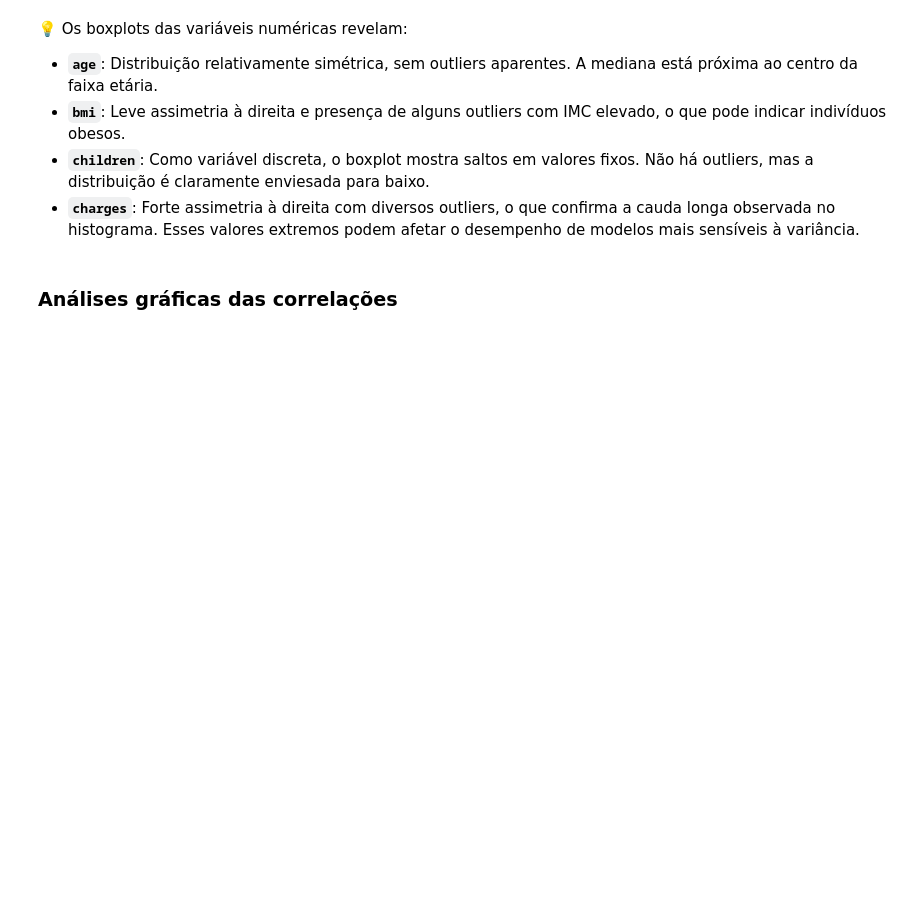
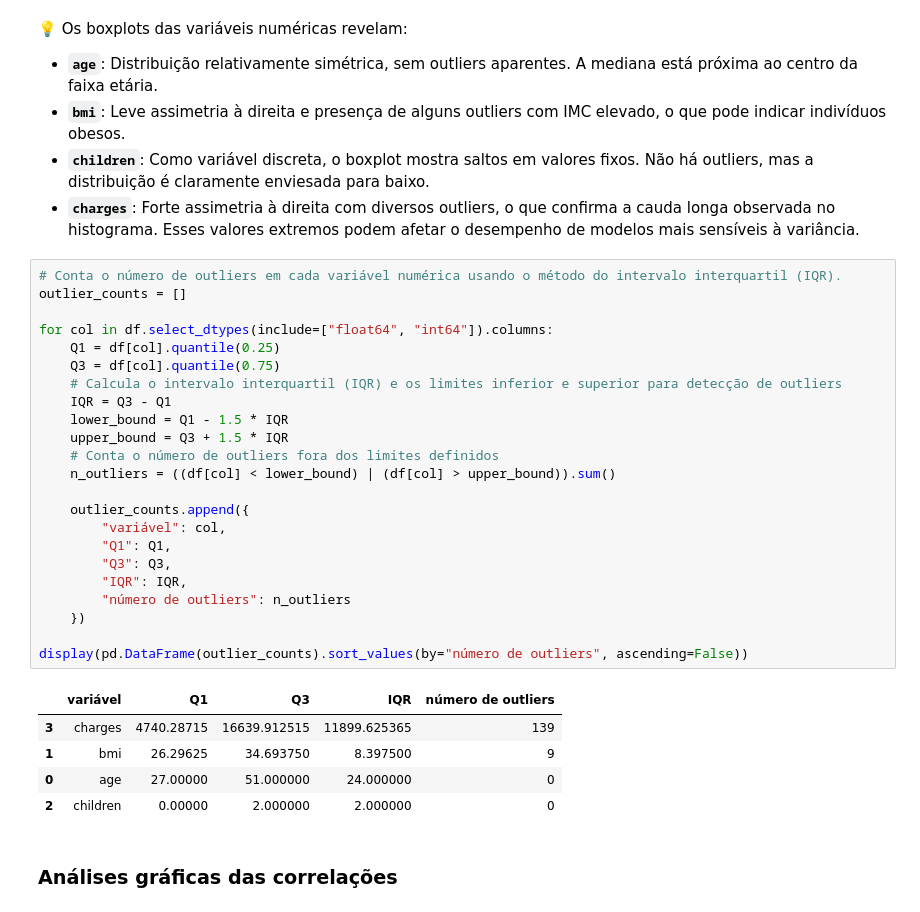
Before and after one commit to umtaldejr/IADT-Fase-1, a Jupyter notebook: IADT_Fase_1.ipynb, the cells around one changed output. Cells and saved outputs as stored; diff of their text form; blank space fills up the shorter version.

```diff
--- a/IADT_Fase_1.ipynb
+++ b/IADT_Fase_1.ipynb
@@ -252,6 +242,35 @@ plt.show()
 - **`bmi`**: Leve assimetria à direita e presença de alguns outliers com IMC elevado, o que pode indicar indivíduos obesos.
 - **`children`**: Como variável discreta, o boxplot mostra saltos em valores fixos. Não há outliers, mas a distribuição é claramente enviesada para baixo.
 - **`charges`**: Forte assimetria à direita com diversos outliers, o que confirma a cauda longa observada no histograma. Esses valores extremos podem afetar o desempenho de modelos mais sensíveis à variância.
+# %%
+# Conta o número de outliers em cada variável numérica usando o método do intervalo interquartil (IQR).
+outlier_counts = []
+
+for col in df.select_dtypes(include=["float64", "int64"]).columns:
+    Q1 = df[col].quantile(0.25)
+    Q3 = df[col].quantile(0.75)
+    # Calcula o intervalo interquartil (IQR) e os limites inferior e superior para detecção de outliers
+    IQR = Q3 - Q1
+    lower_bound = Q1 - 1.5 * IQR
+    upper_bound = Q3 + 1.5 * IQR
+    # Conta o número de outliers fora dos limites definidos
+    n_outliers = ((df[col] < lower_bound) | (df[col] > upper_bound)).sum()
+
+    outlier_counts.append({
+        "variável": col,
+        "Q1": Q1,
+        "Q3": Q3,
+        "IQR": IQR,
+        "número de outliers": n_outliers
+    })
+
+display(pd.DataFrame(outlier_counts).sort_values(by="número de outliers", ascending=False))
+# %% [output]
+|  | variável | Q1 | Q3 | IQR | número de outliers |
+| 3 | charges | 4740.28715 | 16639.912515 | 11899.625365 | 139 |
+| 1 | bmi | 26.29625 | 34.693750 | 8.397500 | 9 |
+| 0 | age | 27.00000 | 51.000000 | 24.000000 | 0 |
+| 2 | children | 0.00000 | 2.000000 | 2.000000 | 0 |
 # %% [markdown]
 ### Análises gráficas das correlações
 # %%
```
Also changed, not shown: parts of 29 cells of this notebook, 1 other file.
